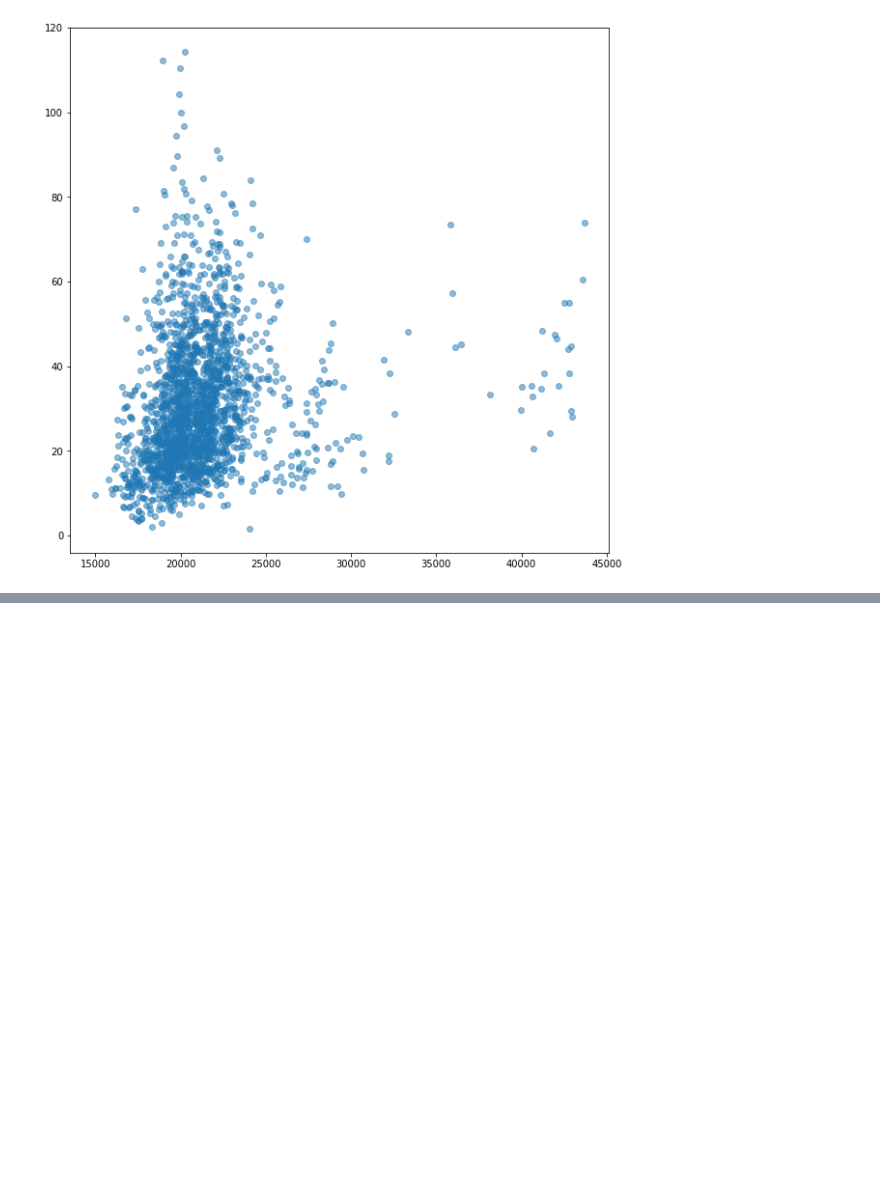
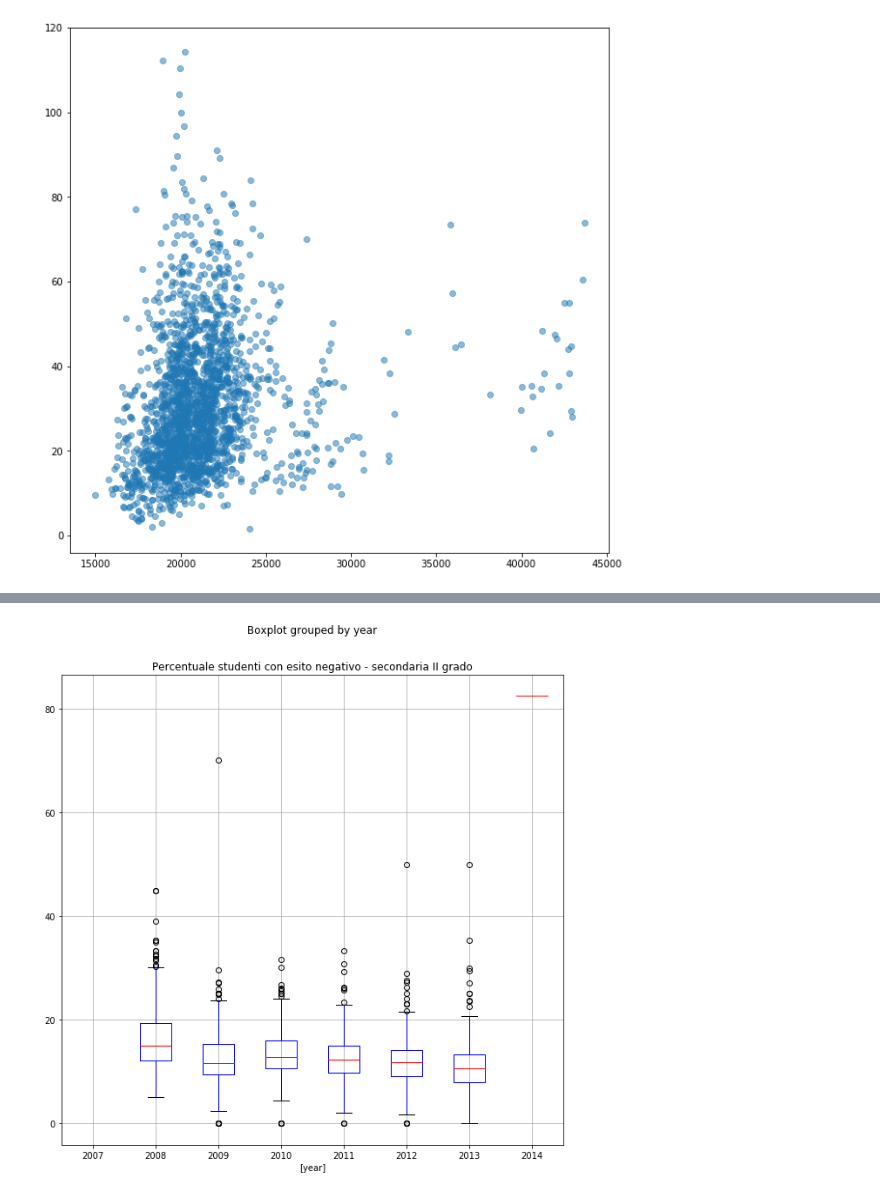
Before and after one commit to tropiano/sandrina, a Jupyter notebook: notebooks/salute/1 - Salute - Analysis.ipynb, the cells around one changed output, grey strips where cells are left out. Cells and saved outputs as stored; diff of their text form; code cells hidden in the pictures; blank space fills up the shorter version.

```diff
--- a/notebooks/salute/1 - Salute - Analysis.ipynb
+++ b/notebooks/salute/1 - Salute - Analysis.ipynb
@@ -154,0 +154,4 @@ array([[<matplotlib.axes._subplots.AxesSubplot object at 0x...>,
+# %%
+bp = df.boxplot(column=['Percentuale studenti con esito negativo - secondaria II grado'], by=['year'],figsize=(10,10))
+# %% [output]
+[figure, added]
```
Also changed, not shown: parts of 10 cells of this notebook.
